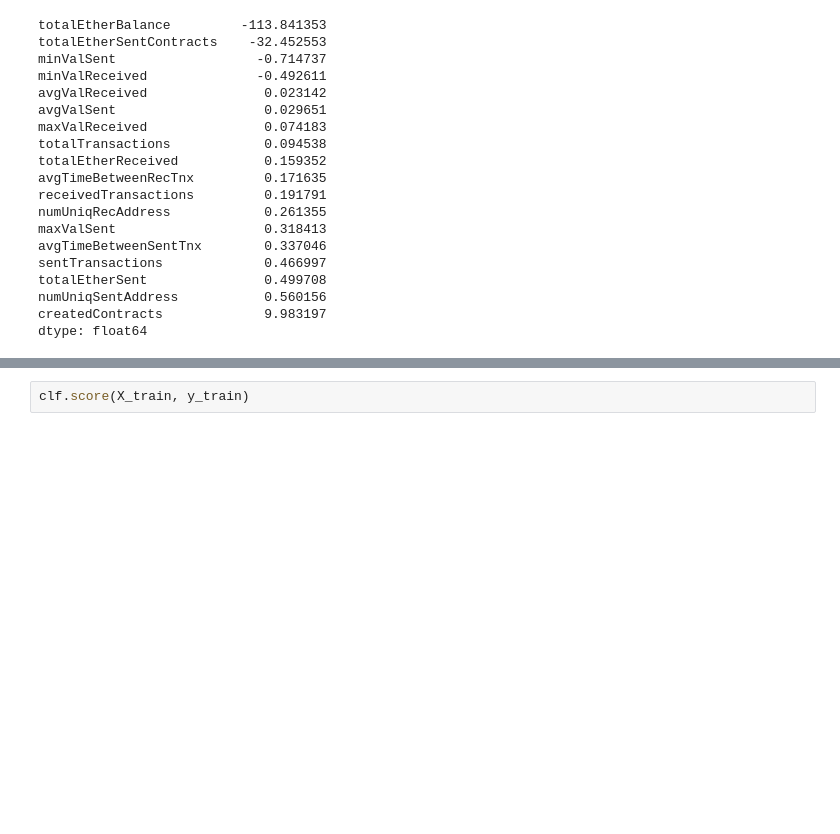
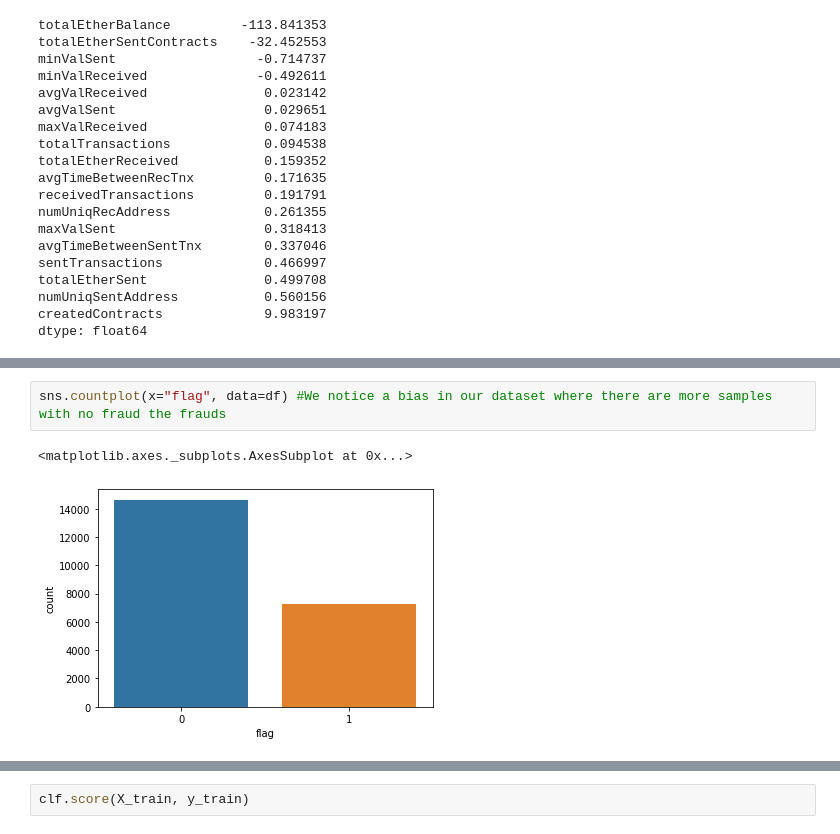
Before and after one commit to RushilPatel0703/DAE_Project, a Jupyter notebook: test.ipynb, the cells around one changed output, grey strips where cells are left out. Saved outputs shown, nothing was run; the diff lists cells and outputs as text; blank space fills up the shorter version.

```diff
--- a/test.ipynb
+++ b/test.ipynb
@@ -243 +285,6 @@ df_final
+# %%
+sns.countplot(x="flag", data=df) #We notice a bias in our dataset where there are more samples with no fraud the frauds
+# %% [output]
+<matplotlib.axes._subplots.AxesSubplot at 0x...>
+[figure, added]
 # %%
```
Also changed, not shown: parts of 32 cells of this notebook.
